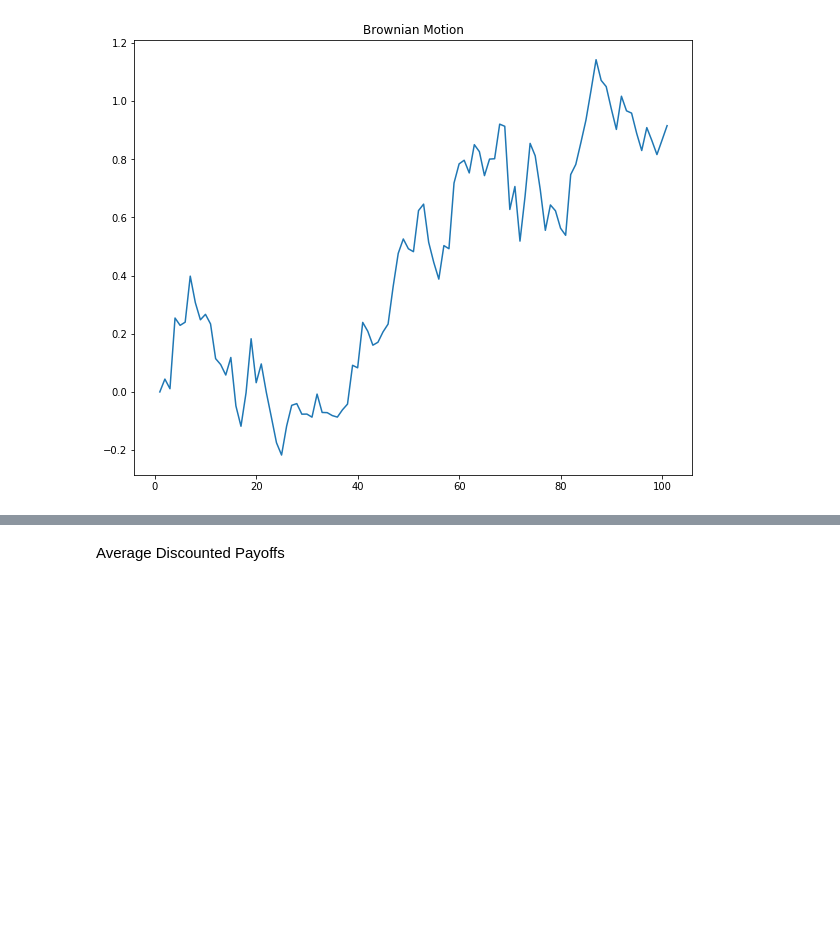
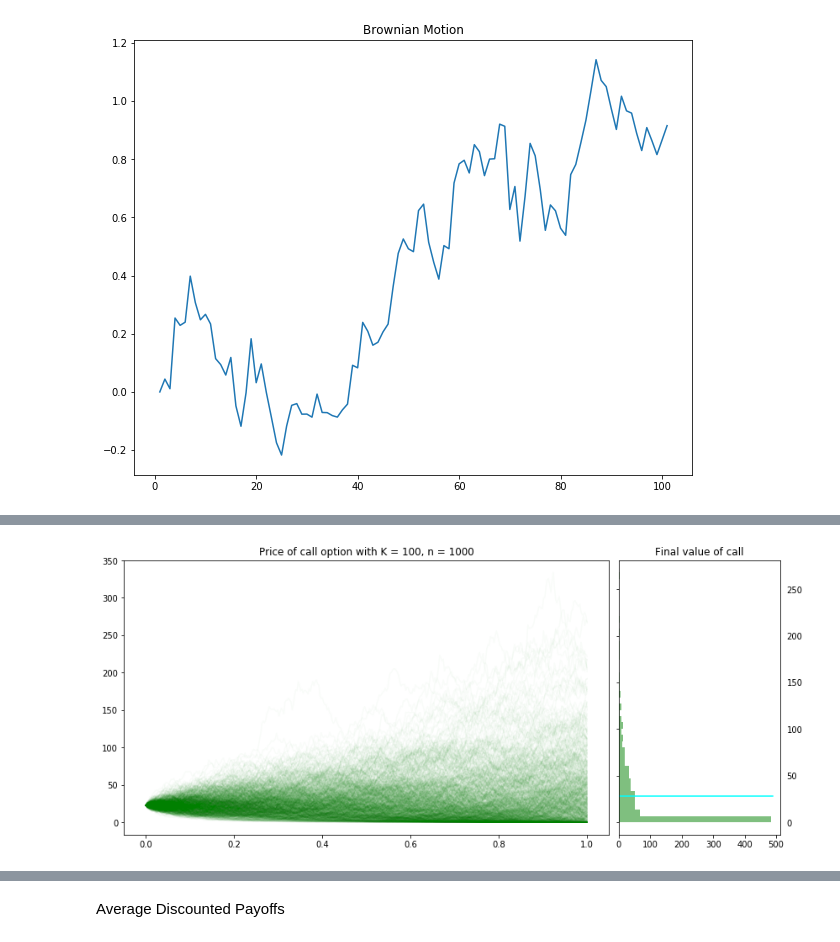
Before and after one commit to raaheim/Black-Scholes, a Jupyter notebook: Functioning.ipynb, the cells around one changed output, grey strips where cells are left out. Cells and saved outputs as stored; diff of their text form; code cells hidden in the pictures; blank space fills up the shorter version.

```diff
--- a/Functioning.ipynb
+++ b/Functioning.ipynb
@@ -169,16 +171,18 @@ plt.show()
 # %%
 fig, axes = plt.subplots(1, 2, figsize=(14,6),gridspec_kw={'width_ratios': [3, 1]})
 
 axes[0].set_title(r'Price of call option with K = ' + str(K_Call) +', n = '+str(n))
 for i in range(n):
     axes[0].plot(t,BsCall[i],c='green',alpha = 0.025)
 
 axes[1].hist(MCFinPayoff_Call, bins = 40, color = 'green', orientation = 'horizontal', alpha = 0.5)
 plt.subplots_adjust(wspace=0.03, hspace=0)
 axes[1].tick_params(axis='y', which='both', labelleft='off', labelright='on')
-axes[1].set_title(r"Final value of call, n = "+str(n))
+axes[1].set_title(r"Final value of call")
 axes[1].plot([0,490],[np.mean(MCFinPayoff_Call),np.mean(MCFinPayoff_Call)],c='cyan')
 plt.show()
+# %% [output]
+[figure, added]
 # %%
 fig, axes = plt.subplots(1, 2, figsize=(14,6),gridspec_kw={'width_ratios': [3, 1]})
 
```
Also changed, not shown: parts of 11 cells of this notebook.
